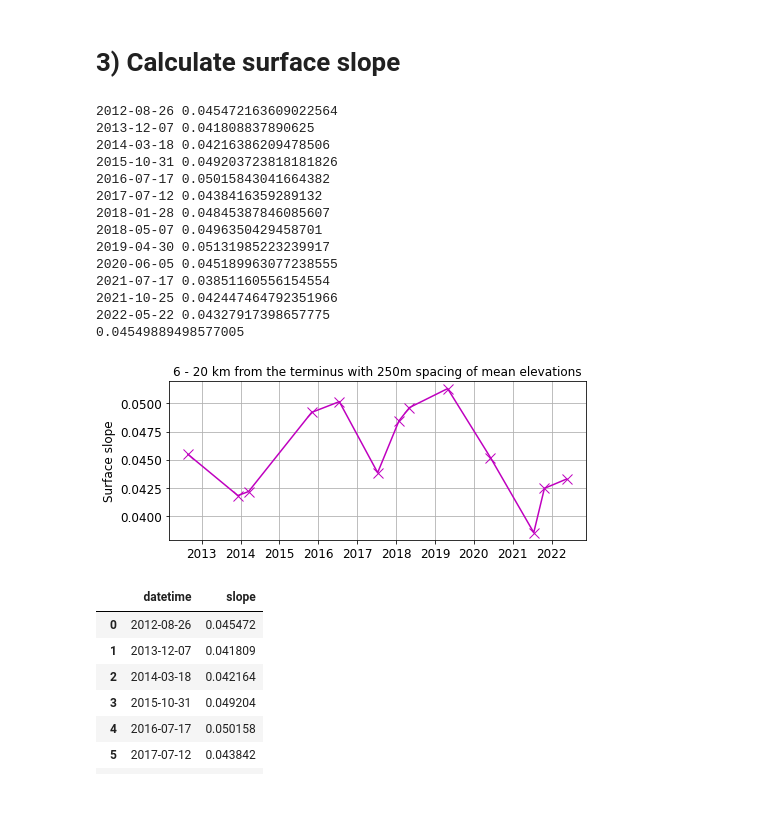
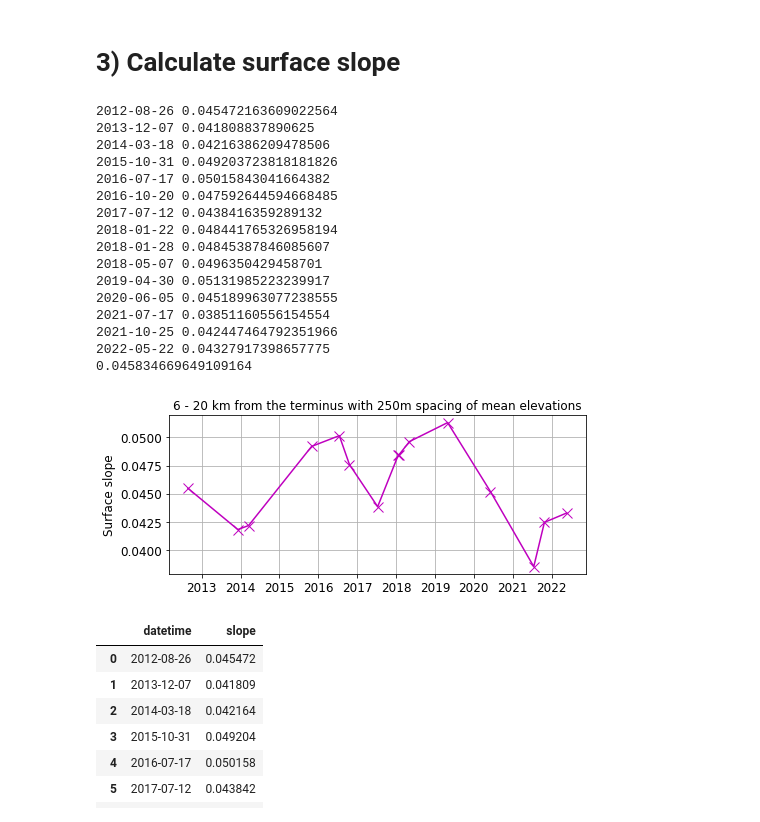
Before and after one commit to jukesliu/TG-surge, a Jupyter notebook: centerline_elevation_processing.ipynb, the cells around one changed output. Saved outputs shown, nothing was run; the diff lists cells and outputs as text; code cells hidden in the pictures.

```diff
--- a/centerline_elevation_processing.ipynb
+++ b/centerline_elevation_processing.ipynb
@@ -22,7 +23,7 @@ clinepath = '/Users/jukesliu/Documents/TURNER/DATA/shapefiles_gis/centerlines/'
 for file in os.listdir(clinepath):
     if file.endswith('.shp'):
         print(file)
-cfile = 'centerline_n_utm07_500m_circlebuffer.shp'
+cfile = 'centerline_n_utm07_250m_circlebuffer.shp'
 ########################################################
 print(); print(cfile, 'CHOSEN')
 
@@ -153,7 +267,8 @@ herr.tif
 # %% [markdown]
 # 3) Calculate surface slope
 # %%
-####################
+###################
+dem_outpath = '/Users/jukesliu/Documents/TURNER/DATA/ICE_THICKNESS/surface/centerline_elevations/'
 outfigpath = '/Users/jukesliu/Documents/TURNER/DATA/figures/'
 filelist = os.listdir(dem_outpath); filelist.sort()
 # spatial extent for calculation of surface slope [km from terminus]:
@@ -163,7 +278,7 @@ EXTENT_END = 20
 
 # plot fontsize and colors
 fs = 12 # figure fontsize
-colors = plt.cm.viridis_r(np.linspace(0,1,prof_count))
+colors = plt.cm.viridis_r(np.linspace(0,1,len(filelist)))
 col_count = 0
 
 date_list = []; slopes = []
@@ -177,8 +292,6 @@ for elevprofile in filelist:
         else:
             day = ds[6:8]
         ds_leg = ds[0:4]+'-'+ds[4:6]+'-'+day
-#         print(ds_leg)
-
 
         # EVALUATE SURFACE SLOPE AND PLOT
         if ds_leg != '2018-01-17' and ds_leg != '2018-01-15' and not ds_leg.startswith('2022-04')  and not ds_leg.startswith('2022-02') and ds_leg !='2016-10-19': # incomplete
@@ -195,50 +308,40 @@ for elevprofile in filelist:
             slopes.append(slope)
             date_list.append(ds_leg)
 
-#             fig, ax = plt.subplots(1)
-#             ax.plot(surface_slope_df.dist_m[nanmask],surface_slope_df.mean_elev[nanmask], 'o')
-#             ax.plot(surface_slope_df.dist_m[nanmask], slope*surface_slope_df.dist_m[nanmask] + intercept, '--')
-#             ax.grid()
-#             plt.show()
-
-#         # save a figure:
-#         plt.savefig(outfigpath+'elev_profile_nterm_'+ds+'.png',dpi=200)
-
         col_count+=1
 
-# background_col='xkcd:white'; ax.set_facecolor(background_col)
-# plt.gca().axes.get_xaxis().set_ticklabels([])
-# plt.legend(date_list,ncol=3,loc='lower right',fontsize=fs, framealpha=1) # legend
 plt.figure(figsize=(7,3))
 plt.plot(pd.to_datetime(date_list), slopes, 'mx-', markersize=10)
 plt.ylabel('Surface slope', fontsize=fs)
 plt.title(str(EXTENT_START)+' - '+str(EXTENT_END)+' km from the terminus with 250m spacing of mean elevations')
 plt.grid()
 plt.tick_params(labelsize=fs)
 plt.tight_layout()
 
 ss_df = pd.DataFrame(list(zip(date_list, slopes)), columns=['datetime','slope'])
 # ss_df.to_csv(outfigpath+'surface_slopes_0to7km.csv')
 
 print(np.nanmean(slopes))
 
 plt.show()
 # %% [output]
 2012-08-26 0.045472163609022564
 2013-12-07 0.041808837890625
 2014-03-18 0.04216386209478506
 2015-10-31 0.049203723818181826
 2016-07-17 0.05015843041664382
+2016-10-20 0.047592644594668485
 2017-07-12 0.0438416359289132
+2018-01-22 0.048441765326958194
 2018-01-28 0.04845387846085607
 2018-05-07 0.0496350429458701
 2019-04-30 0.05131985223239917
 2020-06-05 0.045189963077238555
 2021-07-17 0.03851160556154554
 2021-10-25 0.042447464792351966
 2022-05-22 0.04327917398657775
-0.04549889498577005
+0.045834669649109164
-[figure, old version]
+[figure, new version]
 # %%
 ss_df
 # %% [output]
```
Also changed, not shown: parts of 13 cells of this notebook, 9 other files.
